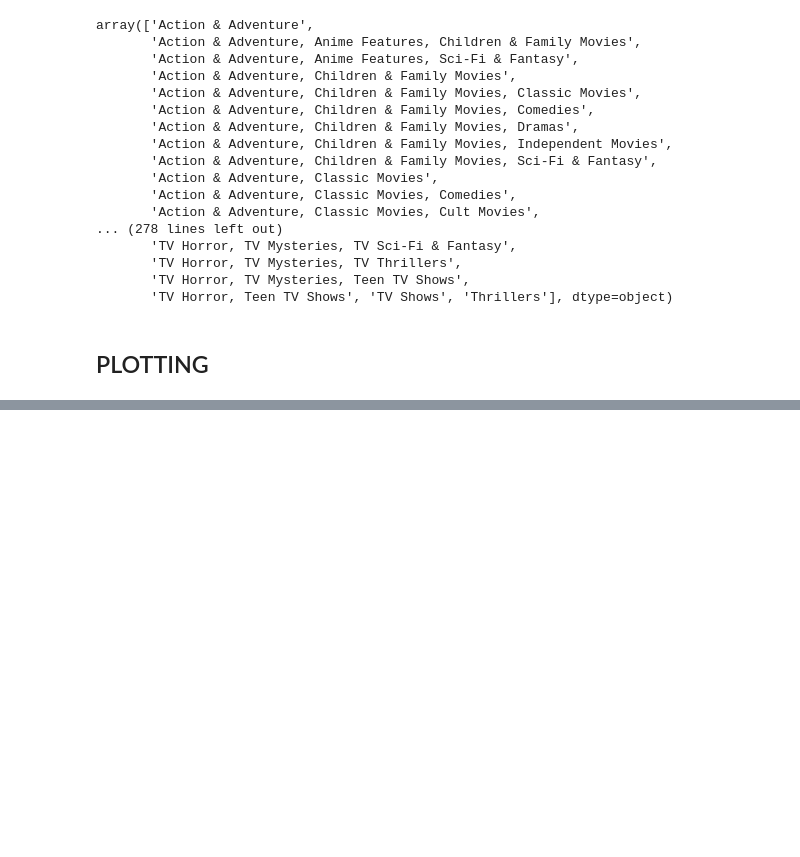
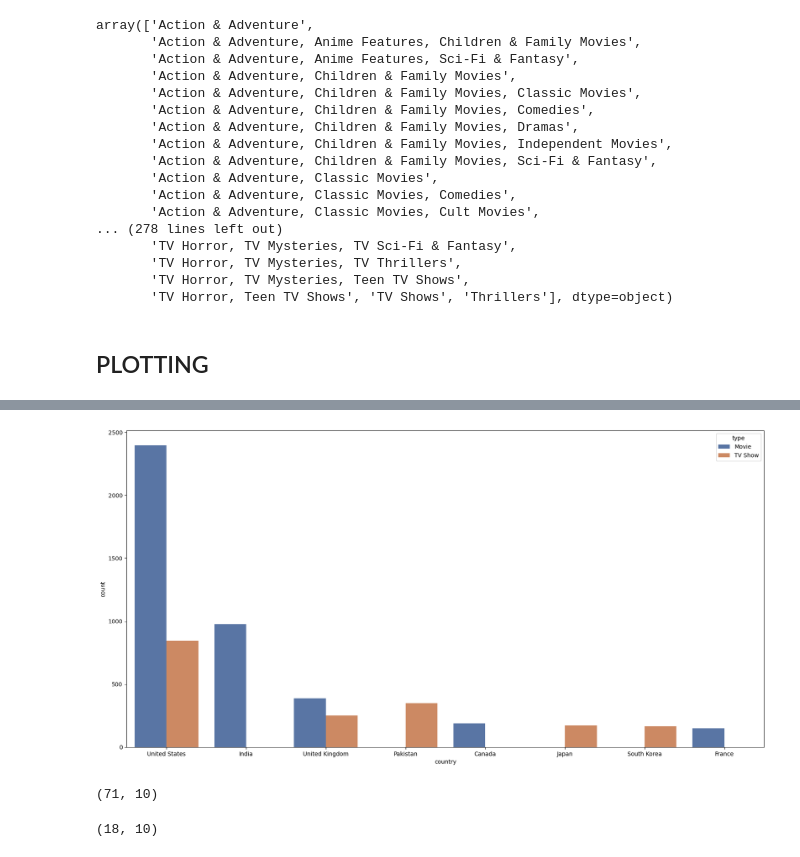
Before and after one commit to Dani-8/Netflix-Data-Analysis, a Jupyter notebook: Netflix-Data-Analysis.ipynb, the cells around one changed output, grey strips where cells are left out. Saved outputs shown, nothing was run; the diff lists cells and outputs as text; code cells hidden in the pictures; blank space fills up the shorter version.

```diff
--- a/Netflix-Data-Analysis.ipynb
+++ b/Netflix-Data-Analysis.ipynb
@@ -662 +666,15 @@ Text(0, 0.5, 'Number of TV Show')
 [figure]
+# %%
+plt.figure(figsize=[20,10])
+sns.barplot(data=top_10_countries, x="country", y="count", hue="type", palette="deep", legend=True)
+plt.show()
+# %% [output]
+[figure, added]
+# %%
+df[(df["country"] == "Pakistan") & (df["type"] == "Movie")].shape
+# %% [output]
+(71, 10)
+# %%
+df[(df["country"] == "Pakistan") & (df["type"] == "Movie") & (df["director"] != "Not Given")].shape
+# %% [output]
+(18, 10)
```
Also changed, not shown: parts of 4 cells of this notebook.
